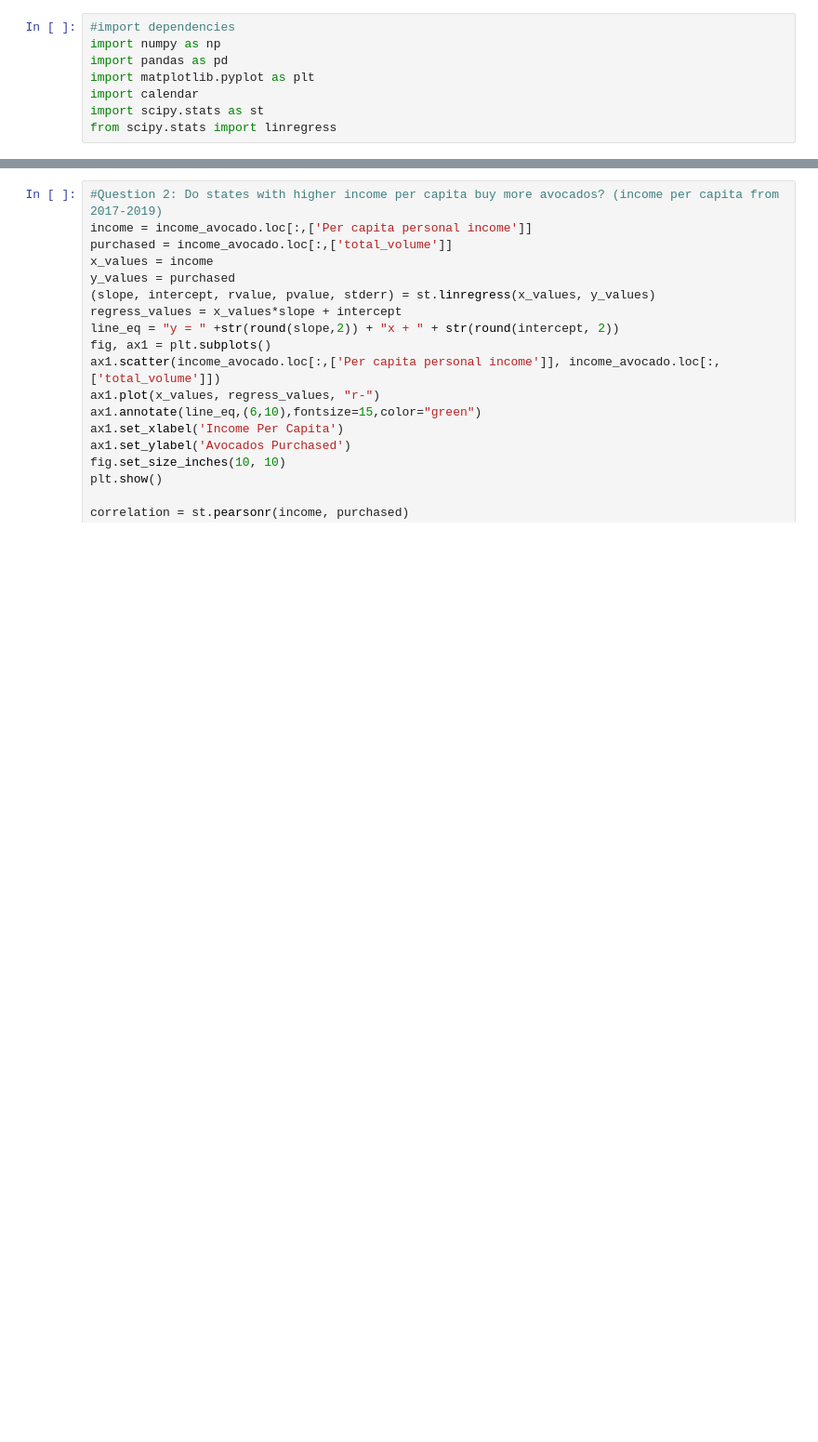
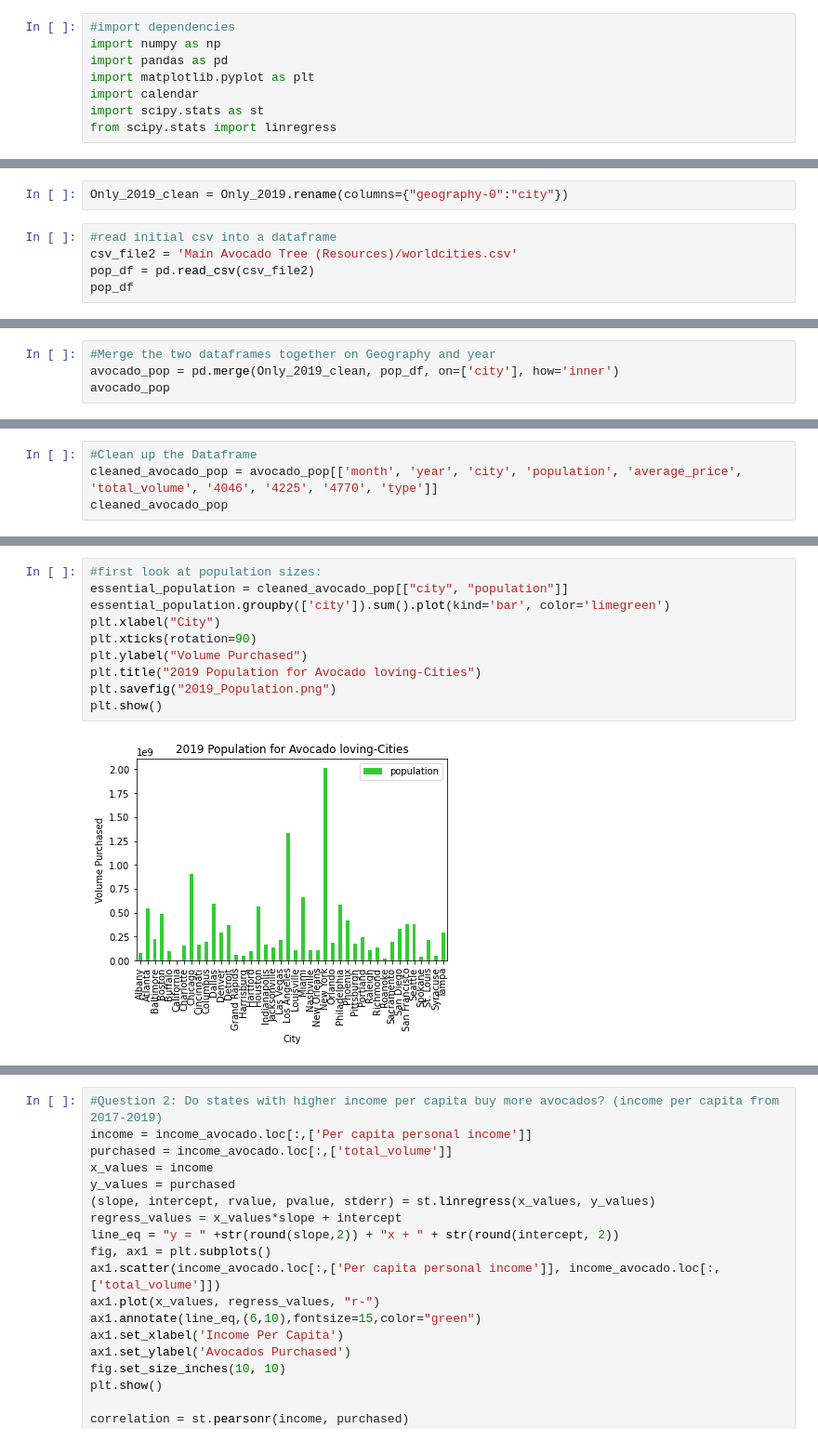
Before and after one commit to efennie/project_one, a Jupyter notebook: main.ipynb, the cells around one changed output, grey strips where cells are left out. Shown at 93% size. Saved outputs shown, nothing was run; the diff lists cells and outputs as text; blank space fills up the shorter version.

```diff
--- a/main.ipynb
+++ b/main.ipynb
@@ -137,0 +222,7 @@ grouped_year_city
+# %%
+Only_2019_clean = Only_2019.rename(columns={"geography-0":"city"})
+# %%
+#read initial csv into a dataframe
+csv_file2 = 'Main Avocado Tree (Resources)/worldcities.csv'
+pop_df = pd.read_csv(csv_file2)
+pop_df
@@ -137,0 +243,4 @@ grouped_year_city
+# %%
+#Merge the two dataframes together on Geography and year
+avocado_pop = pd.merge(Only_2019_clean, pop_df, on=['city'], how='inner')
+avocado_pop
@@ -137,0 +261,4 @@ grouped_year_city
+# %%
+#Clean up the Dataframe
+cleaned_avocado_pop = avocado_pop[['month', 'year', 'city', 'population', 'average_price', 'total_volume', '4046', '4225', '4770', 'type']]
+cleaned_avocado_pop
@@ -137,0 +279,12 @@ grouped_year_city
+# %%
+#first look at population sizes:
+essential_population = cleaned_avocado_pop[["city", "population"]]
+essential_population.groupby(['city']).sum().plot(kind='bar', color='limegreen')
+plt.xlabel("City")
+plt.xticks(rotation=90)
+plt.ylabel("Volume Purchased")
+plt.title("2019 Population for Avocado loving-Cities")
+plt.savefig("2019_Population.png")
+plt.show()
+# %% [output]
+[figure, added]
```
Also changed, not shown: parts of 22 cells of this notebook.
